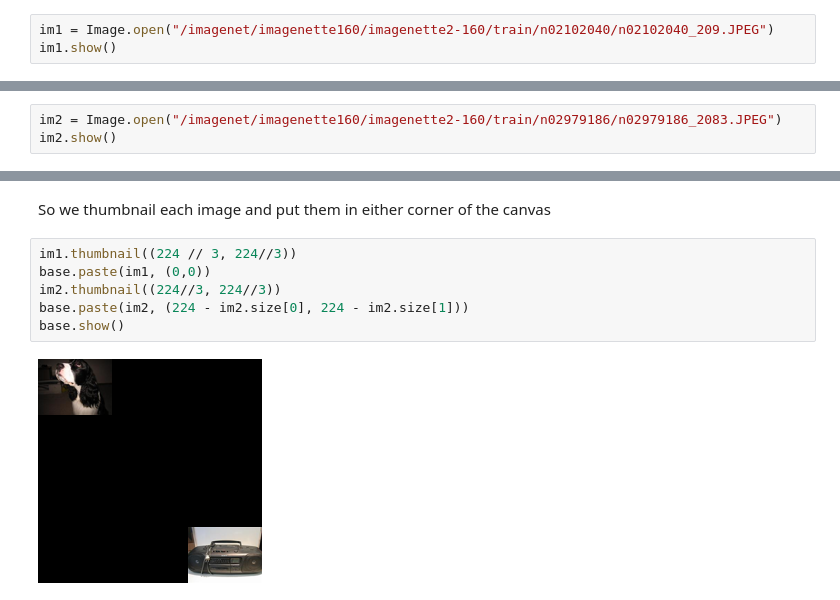
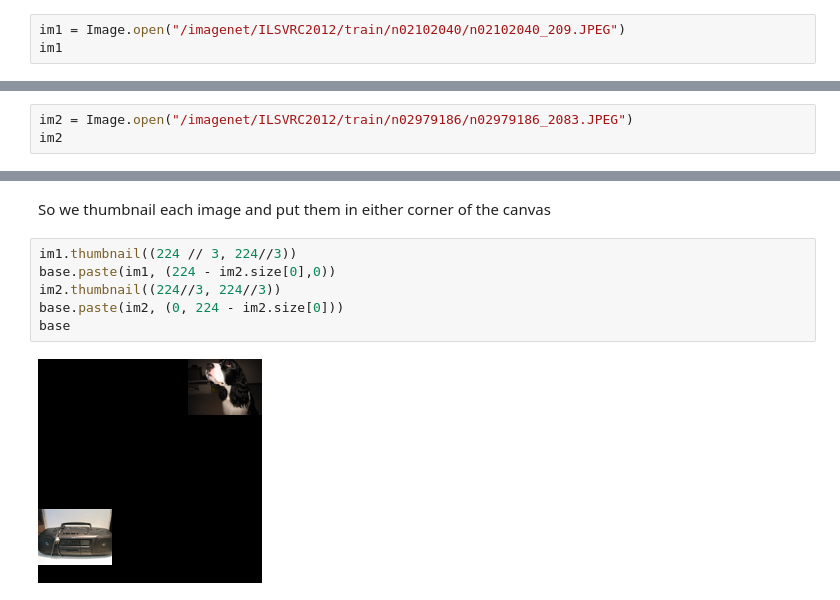
Before and after one commit to mootpointer/CORNet-experiments, a Jupyter notebook: ml-notebooks/02_image_testing.ipynb, the cells around one changed output, grey strips where cells are left out. Cells and saved outputs as stored; diff of their text form.

```diff
--- a/ml-notebooks/02_image_testing.ipynb
+++ b/ml-notebooks/02_image_testing.ipynb
@@ -13,24 +13,24 @@ base.show()
 # %% [markdown]
 And we can see that our images are of potentially different aspect ratios.
 # %%
-im1 = Image.open("/imagenet/imagenette160/imagenette2-160/train/n02102040/n02102040_209.JPEG")
-im1.show()
+im1 = Image.open("/imagenet/ILSVRC2012/train/n02102040/n02102040_209.JPEG")
+im1
 # %% [output]
 [figure]
 # %%
-im2 = Image.open("/imagenet/imagenette160/imagenette2-160/train/n02979186/n02979186_2083.JPEG")
-im2.show()
+im2 = Image.open("/imagenet/ILSVRC2012/train/n02979186/n02979186_2083.JPEG")
+im2
 # %% [output]
 [figure]
 # %% [markdown]
 So we thumbnail each image and put them in either corner of the canvas
 # %%
 im1.thumbnail((224 // 3, 224//3))
-base.paste(im1, (0,0))
+base.paste(im1, (224 - im2.size[0],0))
 im2.thumbnail((224//3, 224//3))
-base.paste(im2, (224 - im2.size[0], 224 - im2.size[1]))
-base.show()
+base.paste(im2, (0, 224 - im2.size[0]))
+base
 # %% [output]
-[figure, old version]
+[figure, new version]
 # %%
 from pathlib import Path
```
Also changed, not shown: parts of 5 cells of this notebook, 4 other files.
